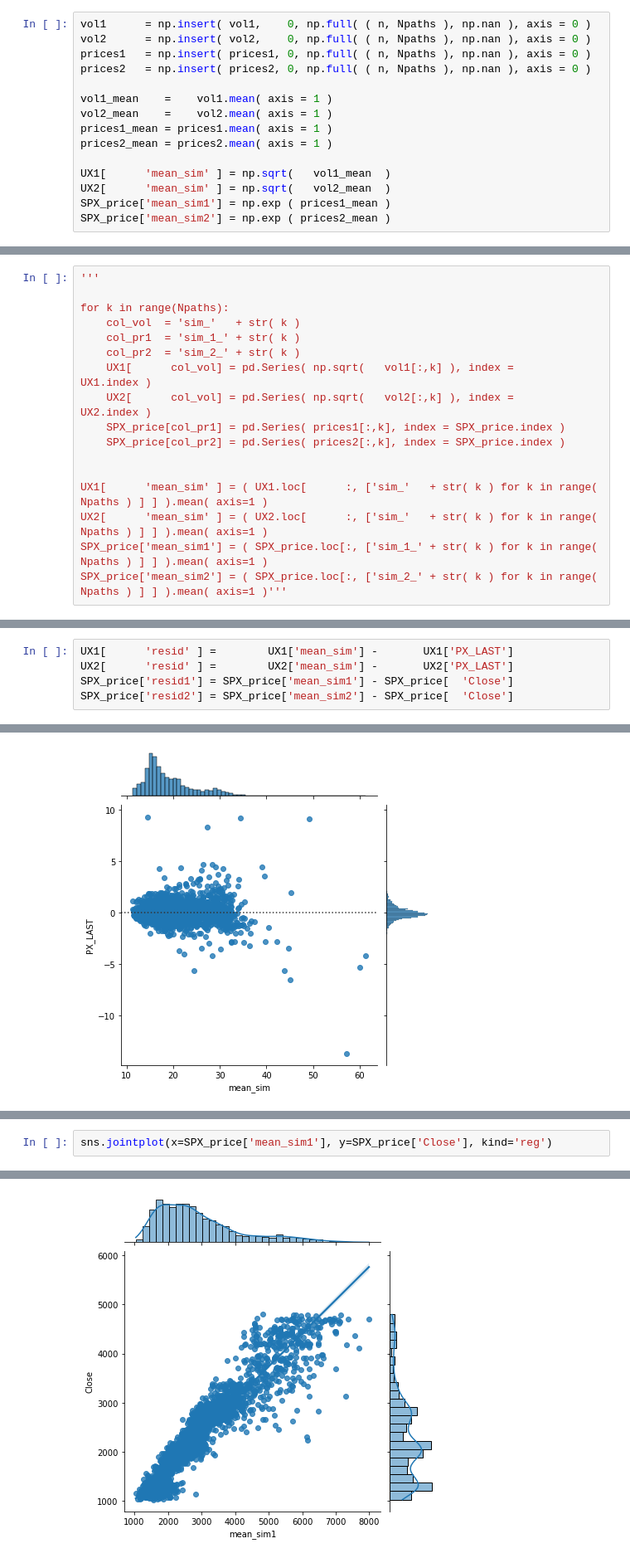
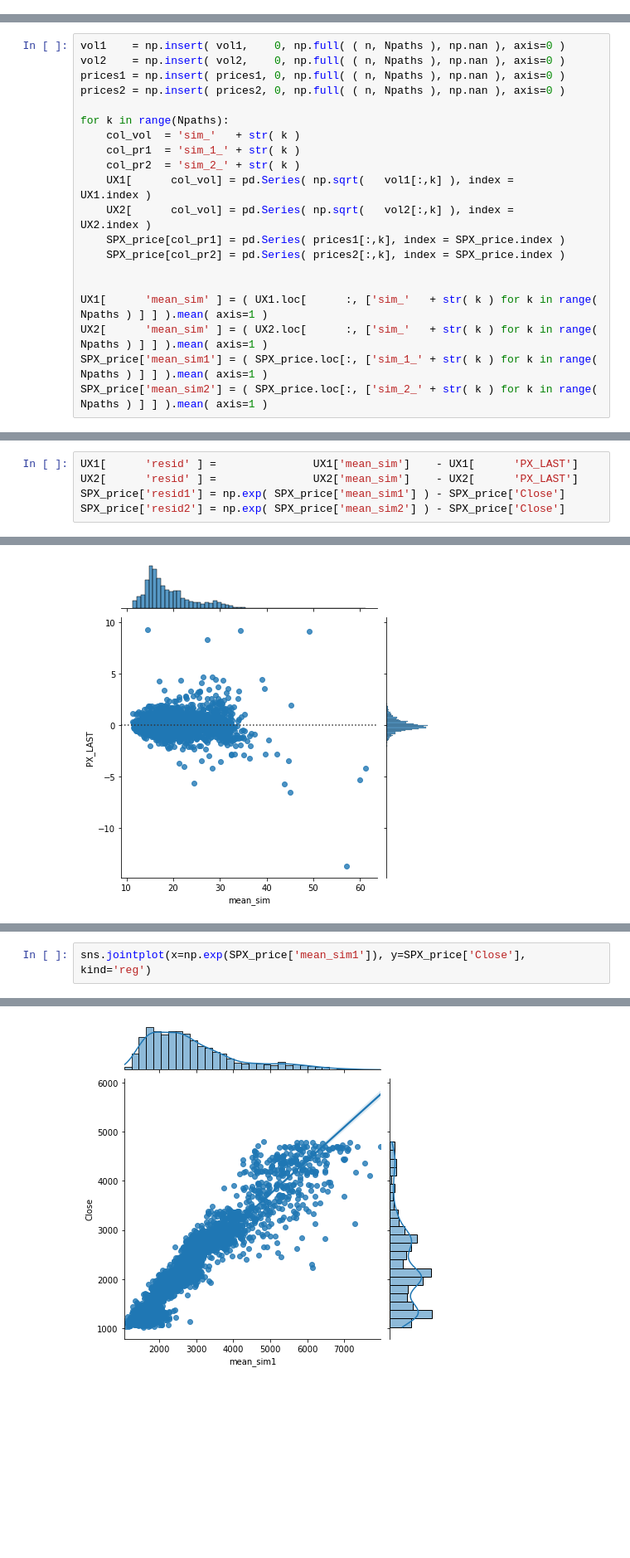
Before and after one commit to aidinattar/Volatility-carry-trading-strategy, a Jupyter notebook: Project.ipynb, the cells around one changed output, grey strips where cells are left out. Shown at 83% size. Drawn from its saved outputs; the diff is of its cells as text; blank space fills up the shorter version.

```diff
--- a/Project.ipynb
+++ b/Project.ipynb
@@ -287,18 +391,3 @@ for i in range(n,UX1.index.size):
     vol2[   i-n,:] = v2[:].ravel( )
     prices1[i-n,:] = p1[:].ravel( )
     prices2[i-n,:] = p2[:].ravel( )
-# %%
-vol1      = np.insert( vol1,    0, np.full( ( n, Npaths ), np.nan ), axis = 0 )
-vol2      = np.insert( vol2,    0, np.full( ( n, Npaths ), np.nan ), axis = 0 )
-prices1   = np.insert( prices1, 0, np.full( ( n, Npaths ), np.nan ), axis = 0 )
-prices2   = np.insert( prices2, 0, np.full( ( n, Npaths ), np.nan ), axis = 0 )
-
-vol1_mean    =    vol1.mean( axis = 1 )
-vol2_mean    =    vol2.mean( axis = 1 )
-prices1_mean = prices1.mean( axis = 1 )
-prices2_mean = prices2.mean( axis = 1 )
-
-UX1[      'mean_sim' ] = np.sqrt(   vol1_mean  )
-UX2[      'mean_sim' ] = np.sqrt(   vol2_mean  )
-SPX_price['mean_sim1'] = np.exp ( prices1_mean )
-SPX_price['mean_sim2'] = np.exp ( prices2_mean )
@@ -316,5 +394,8 @@ See the caveats in the documentation: https://pandas.pydata.org/pandas-docs/stab
 # %%
-'''
+vol1    = np.insert( vol1,    0, np.full( ( n, Npaths ), np.nan ), axis=0 )
+vol2    = np.insert( vol2,    0, np.full( ( n, Npaths ), np.nan ), axis=0 )
+prices1 = np.insert( prices1, 0, np.full( ( n, Npaths ), np.nan ), axis=0 )
+prices2 = np.insert( prices2, 0, np.full( ( n, Npaths ), np.nan ), axis=0 )
 
 for k in range(Npaths):
     col_vol  = 'sim_'   + str( k )
@@ -329,5 +410,5 @@ for k in range(Npaths):
 UX1[      'mean_sim' ] = ( UX1.loc[      :, ['sim_'   + str( k ) for k in range( Npaths ) ] ] ).mean( axis=1 )
 UX2[      'mean_sim' ] = ( UX2.loc[      :, ['sim_'   + str( k ) for k in range( Npaths ) ] ] ).mean( axis=1 )
 SPX_price['mean_sim1'] = ( SPX_price.loc[:, ['sim_1_' + str( k ) for k in range( Npaths ) ] ] ).mean( axis=1 )
-SPX_price['mean_sim2'] = ( SPX_price.loc[:, ['sim_2_' + str( k ) for k in range( Npaths ) ] ] ).mean( axis=1 )'''
+SPX_price['mean_sim2'] = ( SPX_price.loc[:, ['sim_2_' + str( k ) for k in range( Npaths ) ] ] ).mean( axis=1 )
 # %% [output]
@@ -424,8 +527,8 @@ plt.show()
 # %%
-UX1[      'resid' ] =        UX1['mean_sim'] -       UX1['PX_LAST']
-UX2[      'resid' ] =        UX2['mean_sim'] -       UX2['PX_LAST']
-SPX_price['resid1'] = SPX_price['mean_sim1'] - SPX_price[  'Close']
-SPX_price['resid2'] = SPX_price['mean_sim2'] - SPX_price[  'Close']
+UX1[      'resid' ] =               UX1['mean_sim']    - UX1[      'PX_LAST']
+UX2[      'resid' ] =               UX2['mean_sim']    - UX2[      'PX_LAST']
+SPX_price['resid1'] = np.exp( SPX_price['mean_sim1'] ) - SPX_price['Close']
+SPX_price['resid2'] = np.exp( SPX_price['mean_sim2'] ) - SPX_price['Close']
 # %% [output]
 A value is trying to be set on a copy of a slice from a DataFrame.
 Try using .loc[row_indexer,col_indexer] = value instead
@@ -762,6 +865,6 @@ sns.jointplot(x='mean_sim', y='resid', data=UX1, kind='reg')
 # %%
-sns.jointplot(x=SPX_price['mean_sim1'], y=SPX_price['Close'], kind='reg')
+sns.jointplot(x=np.exp(SPX_price['mean_sim1']), y=SPX_price['Close'], kind='reg')
 # %% [output]
 <seaborn.axisgrid.JointGrid at 0x...>
-[figure, old version]
+[figure, new version]
 # %%
```
Also changed, not shown: parts of 45 cells of this notebook.
